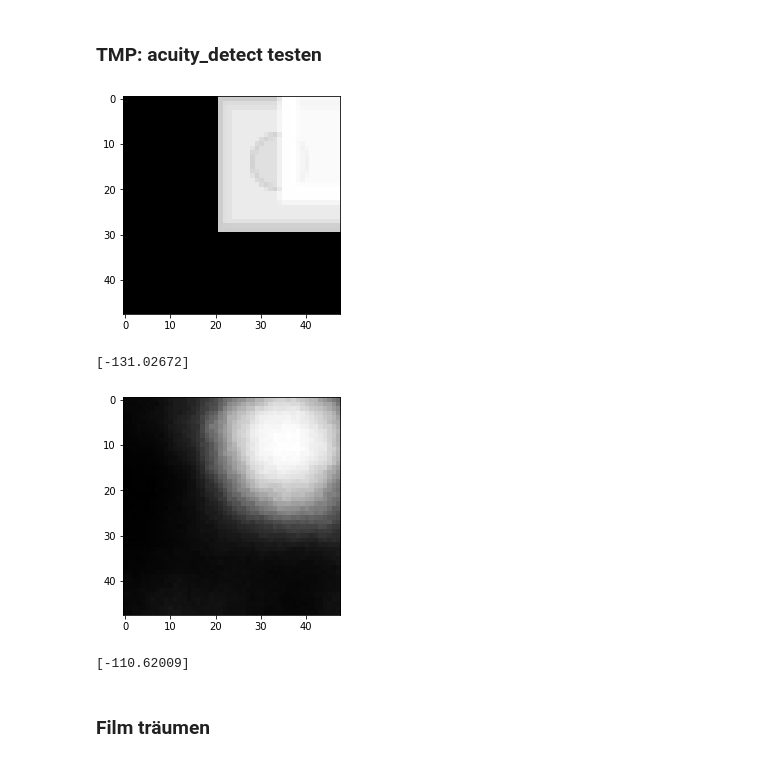
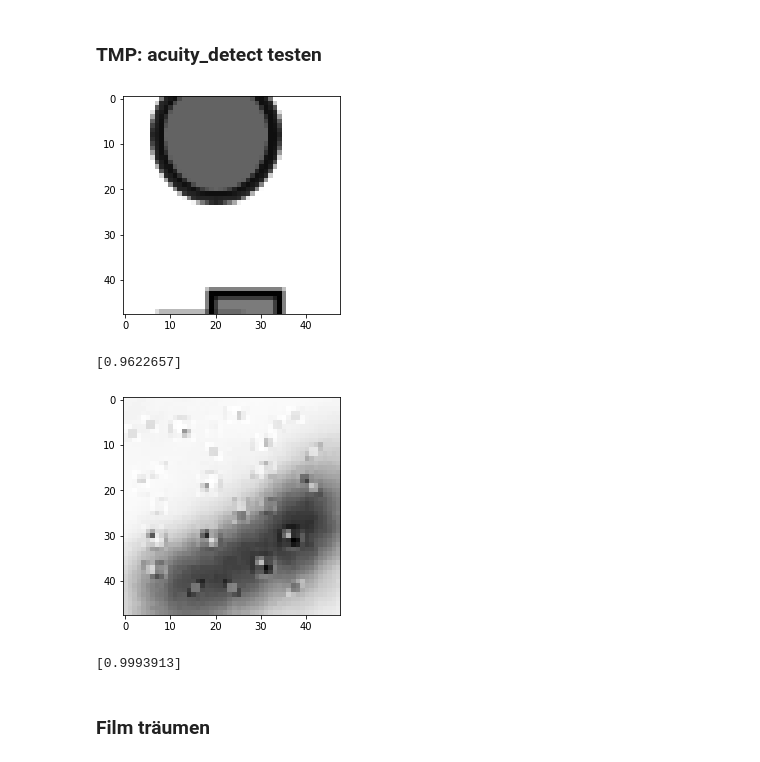
Before and after one commit to MaschinenNah/FramePredictionProject, a Jupyter notebook: frame_predictor_02.ipynb, the cells around one changed output. Saved outputs shown, nothing was run; the diff lists cells and outputs as text; code cells hidden in the pictures.

```diff
--- a/frame_predictor_02.ipynb
+++ b/frame_predictor_02.ipynb
@@ -172,9 +200,9 @@ import tensorflow as tf
 optimizer = Adam(lr=0.0005)
 
 def loss(y_true, y_pred):
-  #acuity = acuity_detect(y_pred);
+  acuity = 1.0 - acuity_detect(y_pred);
   equality = K.mean(K.square(y_true - y_pred), axis = [1,2])
-  return equality
+  return equality + acuity * 0.5
 
 model.compile(loss=loss, optimizer=optimizer)
 # %% [markdown]
@@ -220,21 +253,23 @@ def dream_step(model, input):
 ### TMP: acuity_detect testen
 # %%
 from matplotlib import pyplot as plt
-scharf = gen[0][1][0]
-plt.imshow(scharf, cmap="gray")
+bild = gen[0][1][6]
+plt.imshow(bild, cmap="gray")
 plt.show()
-schaerfe1 = predict_single(acuity_detect, scharf)
-print(schaerfe1)
-unscharf = y_pred[0]
-plt.imshow(unscharf, cmap="gray")
-plt.show()
-schaerfe2 = predict_single(acuity_detect, unscharf)
-print(schaerfe2)
+acuity = predict_single(acuity_detect, bild)
+print(acuity)
 # %% [output]
-[figure, old version]
+[figure, new version]
-[-131.02672]
+[0.9622657]
-[figure, removed]
-[-110.62009]
+# %%
+bild = y_pred[3]
+plt.imshow(bild, cmap="gray")
+plt.show()
+acuity = predict_single(acuity_detect, bild)
+print(acuity)
+# %% [output]
+[figure, added]
+[0.9993913]
 # %% [markdown]
 ### Film träumen
 # %%
```
Also changed, not shown: parts of 9 cells of this notebook.
